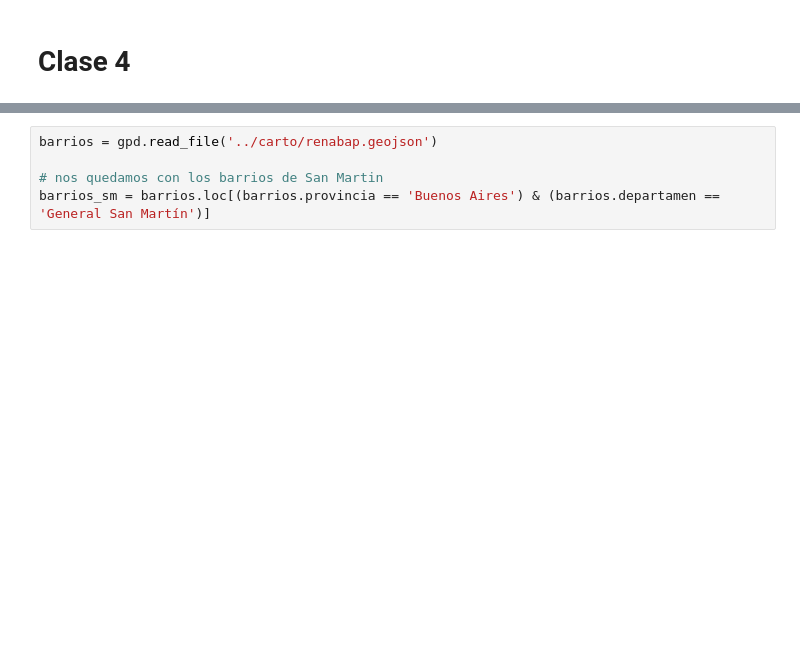
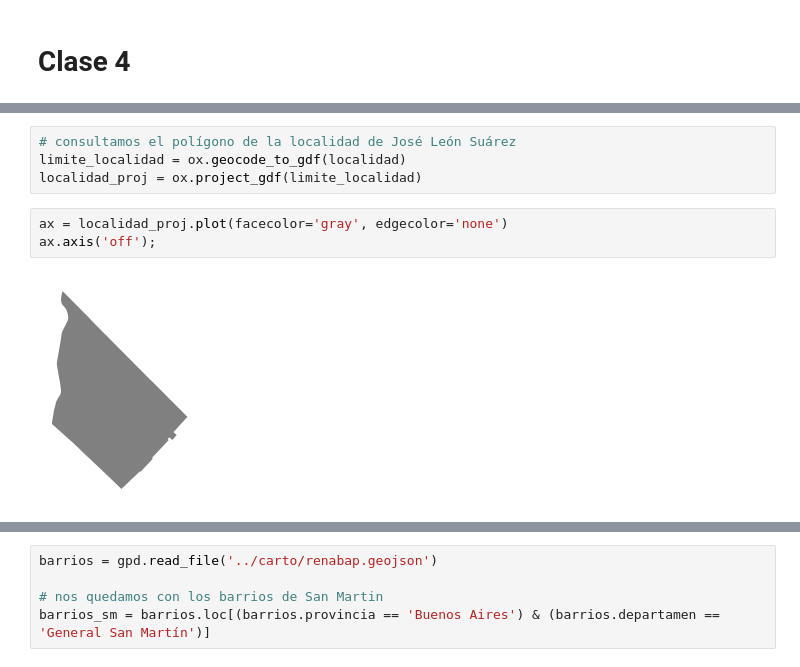
Before and after one commit to PyMap/AUPY, a Jupyter notebook: Clase 4/04_04_OSMNx.ipynb, the cells around one changed output, grey strips where cells are left out. Saved outputs shown, nothing was run; the diff lists cells and outputs as text; blank space fills up the shorter version.

```diff
--- a/Clase 4/04_04_OSMNx.ipynb
+++ b/Clase 4/04_04_OSMNx.ipynb
@@ -239,0 +117,9 @@ ax.set_axis_off();
+# %%
+# consultamos el polígono de la localidad de José León Suárez
+limite_localidad = ox.geocode_to_gdf(localidad)
+localidad_proj = ox.project_gdf(limite_localidad)
+# %%
+ax = localidad_proj.plot(facecolor='gray', edgecolor='none')
+ax.axis('off');
+# %% [output]
+[figure, added]
```
Also changed, not shown: parts of 165 cells of this notebook, 1 other file.
